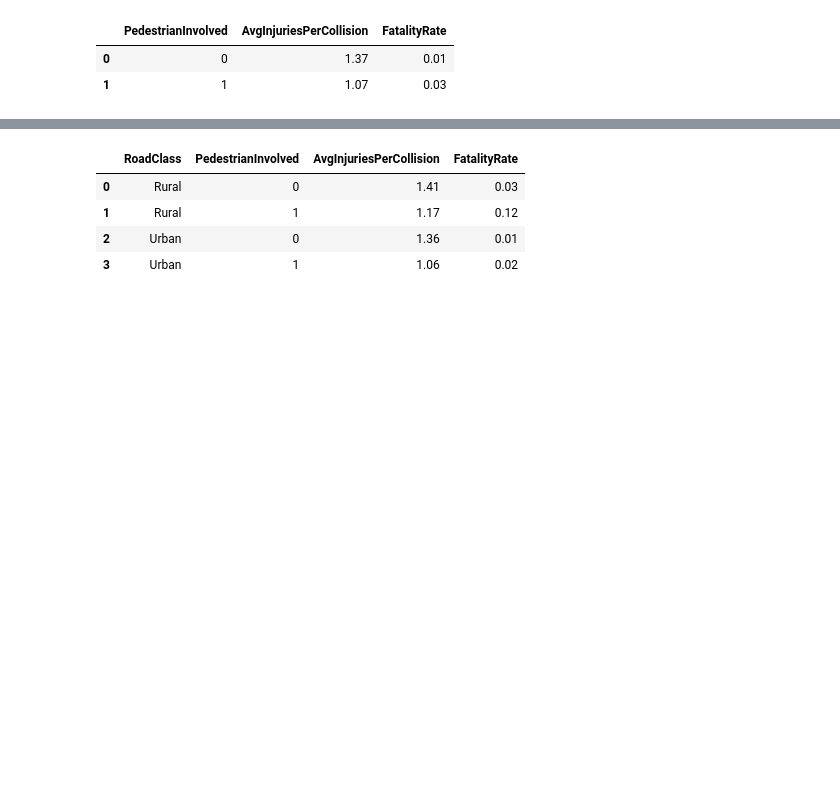
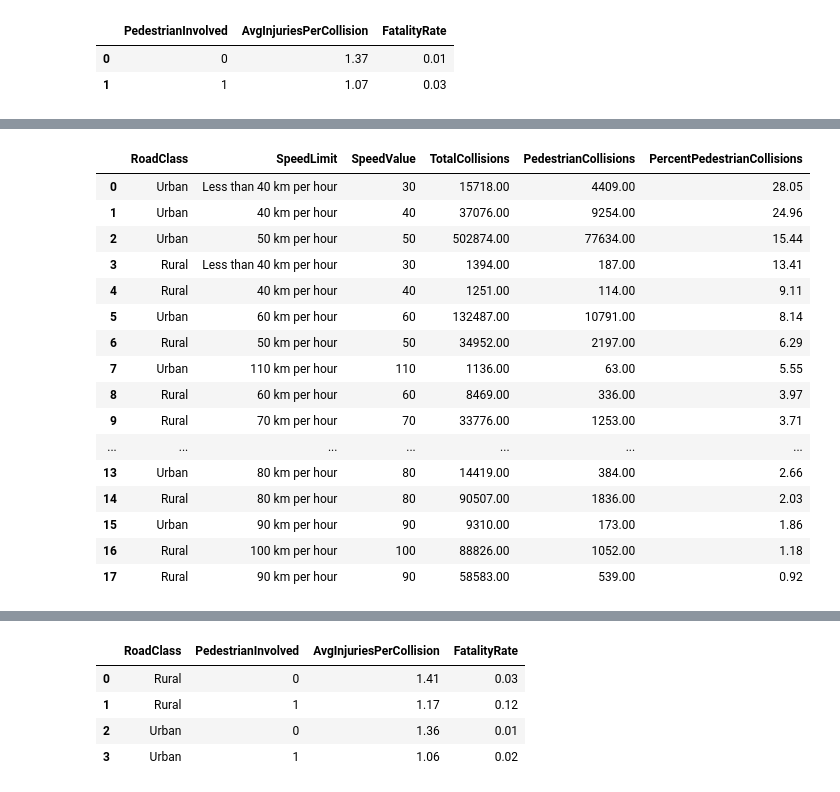
Before and after one commit to anithamonica/DATA604_TrafficIncidents, a Jupyter notebook: 03_DataAnalysisCollisionByRoadType.ipynb, the cells around one changed output, grey strips where cells are left out. Saved outputs shown, nothing was run; the diff lists cells and outputs as text; code cells hidden in the pictures; blank space fills up the shorter version.

```diff
--- a/03_DataAnalysisCollisionByRoadType.ipynb
+++ b/03_DataAnalysisCollisionByRoadType.ipynb
@@ -480 +429,28 @@ display(result)
+# %%
+# Which road class and speedlimit has more involvemnet in pedestrains?
+queryPedestrain = '''SELECT RoadClass, SpeedLimit, SpeedValue, SUM(NoofCollisions) AS TotalCollisions,
+    SUM(CASE WHEN PedestrianInvolved = 1 THEN NoofCollisions ELSE 0 END) AS PedestrianCollisions,
+    ROUND(SUM(CASE WHEN PedestrianInvolved = 1 THEN NoofCollisions ELSE 0 END) * 100.0 / SUM(NoofCollisions), 2) AS PercentPedestrianCollisions
+    FROM student.CollisionByRoadType WHERE NoofCollisions > 0
+    GROUP BY RoadClass, SpeedLimit, SpeedValue ORDER BY PercentPedestrianCollisions DESC;'''
+result = pd.read_sql_query(queryPedestrain, engine)
+display(result)
+# %% [output]
+|  | RoadClass | SpeedLimit | SpeedValue | TotalCollisions | PedestrianCollisions | PercentPedestrianCollisions |
+| 0 | Urban | Less than 40 km per hour | 30 | 15718.00 | 4409.00 | 28.05 |
+| 1 | Urban | 40 km per hour | 40 | 37076.00 | 9254.00 | 24.96 |
+| 2 | Urban | 50 km per hour | 50 | 502874.00 | 77634.00 | 15.44 |
+| 3 | Rural | Less than 40 km per hour | 30 | 1394.00 | 187.00 | 13.41 |
+| 4 | Rural | 40 km per hour | 40 | 1251.00 | 114.00 | 9.11 |
+| 5 | Urban | 60 km per hour | 60 | 132487.00 | 10791.00 | 8.14 |
+| 6 | Rural | 50 km per hour | 50 | 34952.00 | 2197.00 | 6.29 |
+| 7 | Urban | 110 km per hour | 110 | 1136.00 | 63.00 | 5.55 |
+| 8 | Rural | 60 km per hour | 60 | 8469.00 | 336.00 | 3.97 |
+| 9 | Rural | 70 km per hour | 70 | 33776.00 | 1253.00 | 3.71 |
+| ... | ... | ... | ... | ... | ... | ... |
+| 13 | Urban | 80 km per hour | 80 | 14419.00 | 384.00 | 2.66 |
+| 14 | Rural | 80 km per hour | 80 | 90507.00 | 1836.00 | 2.03 |
+| 15 | Urban | 90 km per hour | 90 | 9310.00 | 173.00 | 1.86 |
+| 16 | Rural | 100 km per hour | 100 | 88826.00 | 1052.00 | 1.18 |
+| 17 | Rural | 90 km per hour | 90 | 58583.00 | 539.00 | 0.92 |
 # %% [markdown]
```
Also changed, not shown: parts of 18 cells of this notebook, 1 other file.
